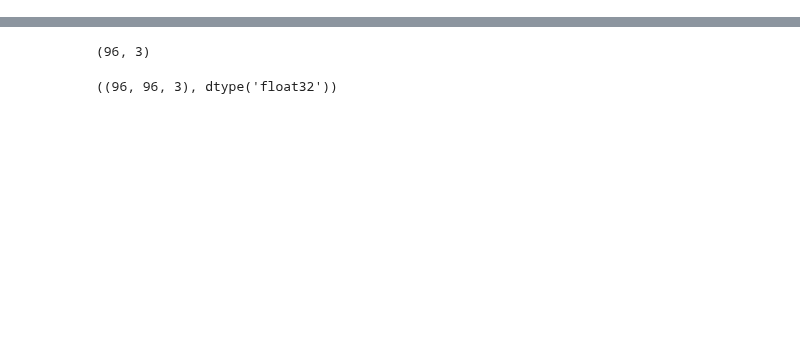
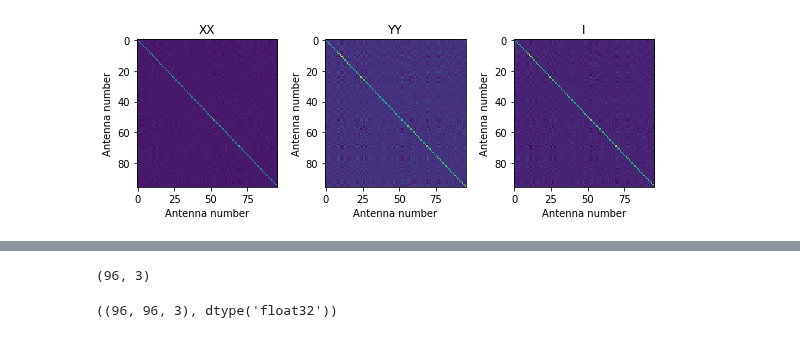
Before and after one commit to lofar-astron/lofarimaging, a Jupyter notebook: LOFAR LBA imaging tutorial v4.ipynb, the cells around one changed output, grey strips where cells are left out. Cells and saved outputs as stored; diff of their text form; code cells hidden in the pictures; blank space fills up the shorter version.

```diff
--- a/LOFAR LBA imaging tutorial v4.ipynb
+++ b/LOFAR LBA imaging tutorial v4.ipynb
@@ -376,6 +344,6 @@ tight_layout()
 # %%
 # Check how the correlations look with time
-fig1, axes1 = subplots(nrows=1,ncols=3,figsize=(8,3))
+fig1, axes1 = plt.subplots(nrows=1,ncols=3,figsize=(8,3))
 ax = axes1[0]
 ax.imshow(cube_xx[0,:,:].real,aspect='auto')
 ax.set_xlabel('Antenna number')
@@ -391,5 +359,5 @@ ax.imshow(visibilities.real,aspect='auto')
 ax.set_title('I')
 ax.set_xlabel('Antenna number')
 ax.set_ylabel('Antenna number')
-tight_layout()
+plt.tight_layout()
 # %% [output]
@@ -398,3 +364,4 @@ tight_layout()
+[figure, added]
 # %%
 # Setup the database
 db = LofarAntennaDatabase()
```
Also changed, not shown: parts of 25 cells of this notebook.
